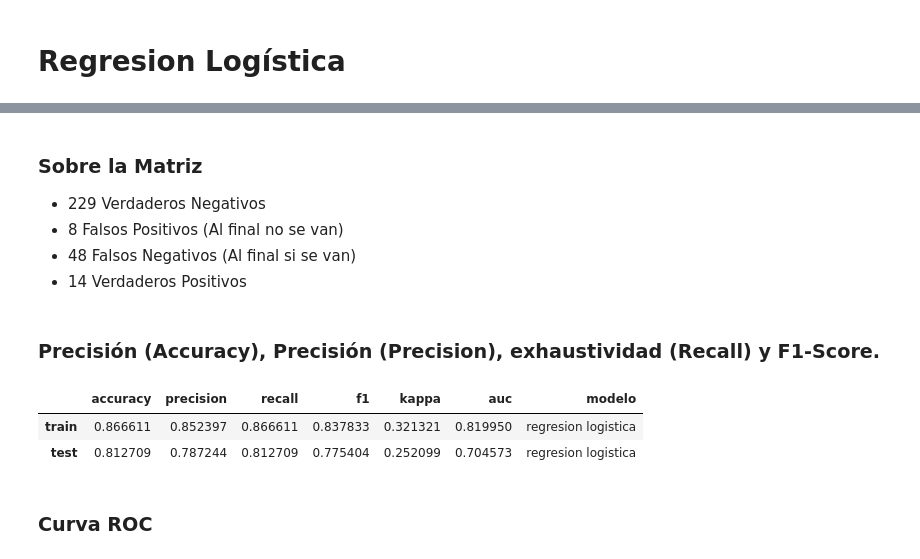
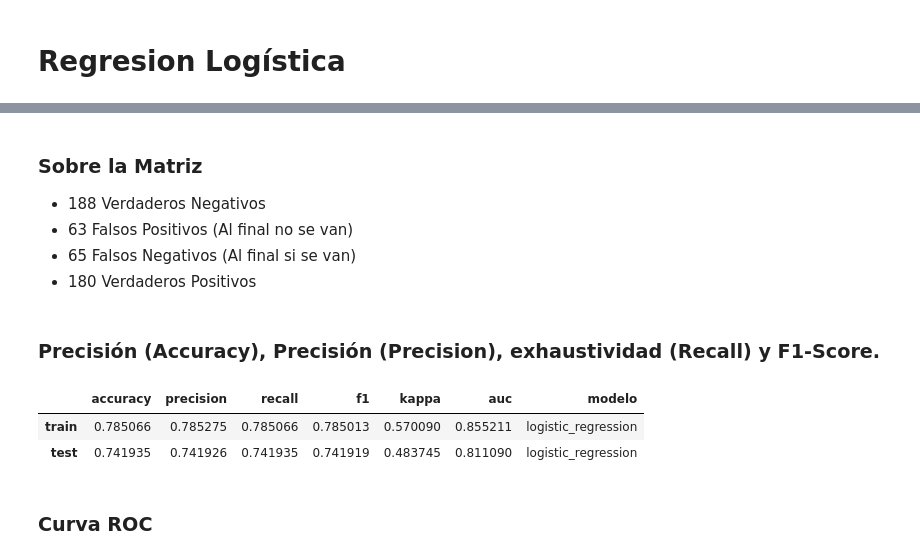
Before and after one commit to apelsito/Proyecto8-Clasificacion, a Jupyter notebook: jupyter_notebooks/Modelo 3/08_modelos.ipynb, the cells around one changed output, grey strips where cells are left out. Cells and saved outputs as stored; diff of their text form; code cells hidden in the pictures.

```diff
--- a/jupyter_notebooks/Modelo 3/08_modelos.ipynb
+++ b/jupyter_notebooks/Modelo 3/08_modelos.ipynb
@@ -64,20 +63,20 @@ logistica.plot_matriz_confusion("logistic_regression",invertir=False,labels=True
 # %% [markdown]
 ### Sobre la Matriz
-- 229 Verdaderos Negativos
-- 8 Falsos Positivos (Al final no se van)
-- 48 Falsos Negativos (Al final si se van)
-- 14 Verdaderos Positivos
+- 188 Verdaderos Negativos
+- 63 Falsos Positivos (Al final no se van)
+- 65 Falsos Negativos (Al final si se van)
+- 180 Verdaderos Positivos
 # %% [markdown]
 ### Precisión (Accuracy), Precisión (Precision), exhaustividad (Recall) y F1-Score.
 # %%
 # llamamos al metodo para obtener los resultaods de las predicciones
 df_logistica = logistica.calcular_metricas(modelo_nombre =  "logistic_regression").T
-df_logistica["modelo"] = "regresion logistica"
+df_logistica["modelo"] = "logistic_regression"
 df_logistica
 # %% [output]
 |  | accuracy | precision | recall | f1 | kappa | auc | modelo |
-| train | 0.866611 | 0.852397 | 0.866611 | 0.837833 | 0.321321 | 0.819950 | regresion logistica |
-| test | 0.812709 | 0.787244 | 0.812709 | 0.775404 | 0.252099 | 0.704573 | regresion logistica |
+| train | 0.785066 | 0.785275 | 0.785066 | 0.785013 | 0.570090 | 0.855211 | logistic_regression |
+| test | 0.741935 | 0.741926 | 0.741935 | 0.741919 | 0.483745 | 0.811090 | logistic_regression |
 # %% [markdown]
 ### Curva ROC
 # %%
```
Also changed, not shown: parts of 40 cells of this notebook, 29 other files.
